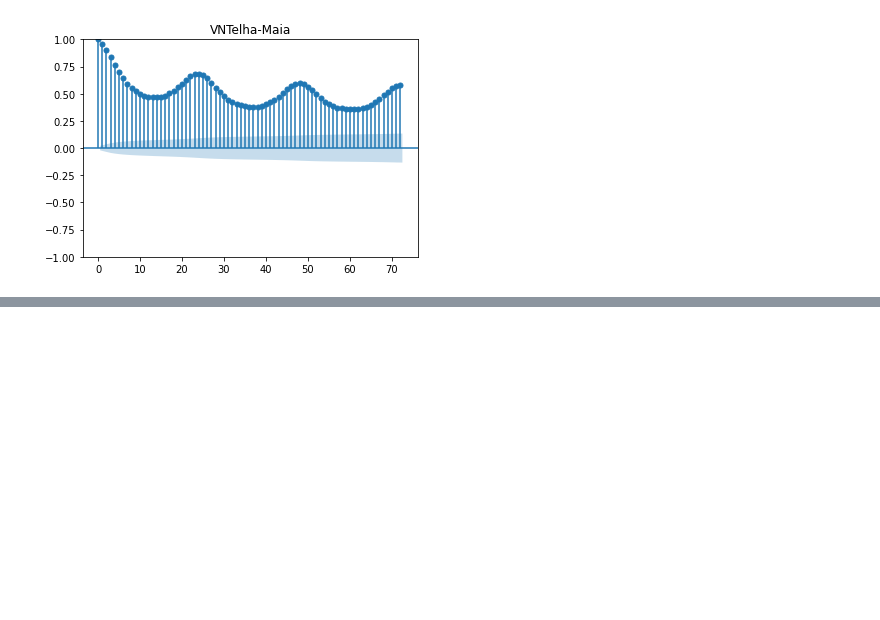
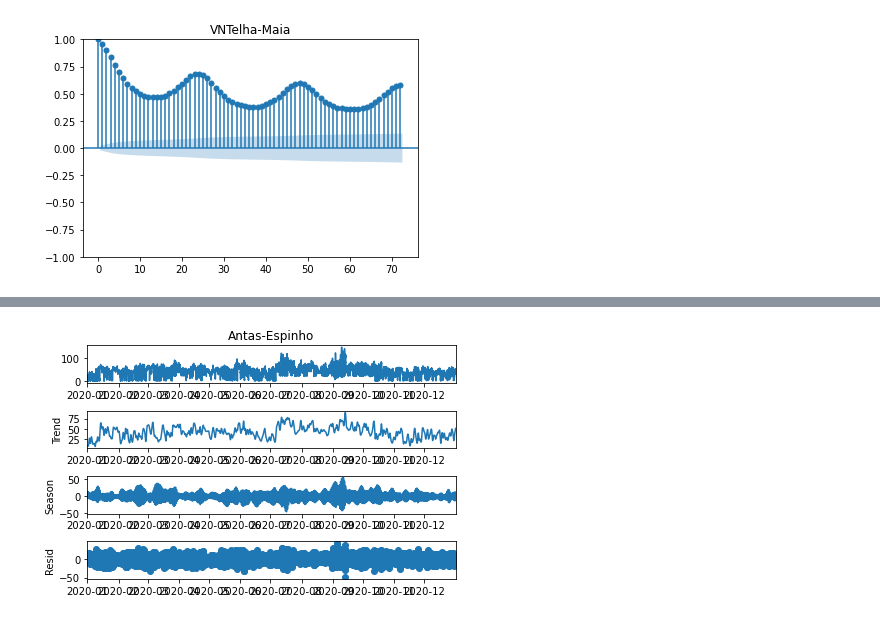
Before and after one commit to marcoHoev/time-series, a Jupyter notebook: data.ipynb, the cells around one changed output, grey strips where cells are left out. Saved outputs shown, nothing was run; the diff lists cells and outputs as text; code cells hidden in the pictures; blank space fills up the shorter version.

```diff
--- a/data.ipynb
+++ b/data.ipynb
@@ -50,0 +61,6 @@ plt.show()
+# %%
+res = STL(antas).fit()
+res.plot()
+plt.show()
+# %% [output]
+[figure, added]
```
Also changed, not shown: parts of 6 cells of this notebook.
